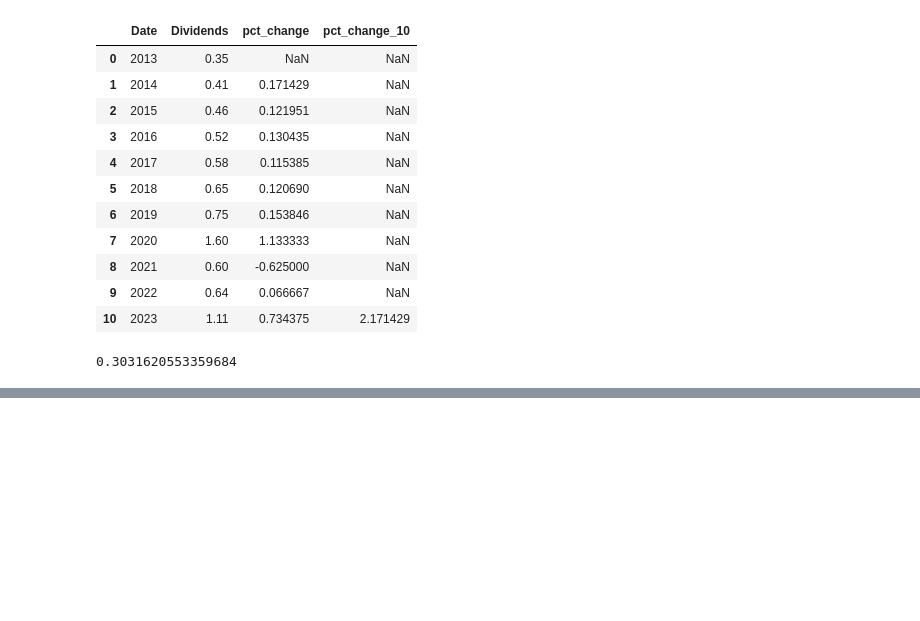
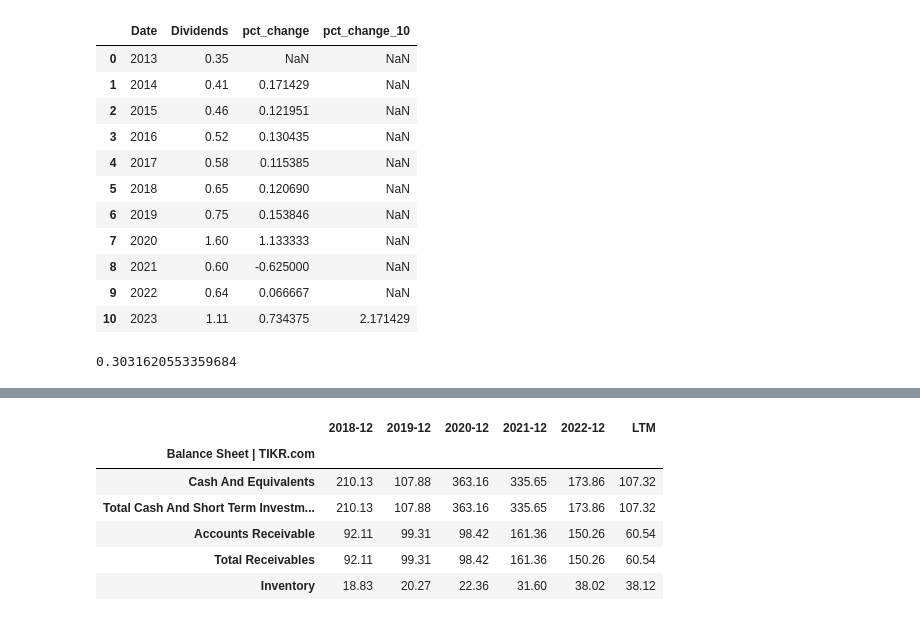
Before and after one commit to michalismeng/dividend-search, a Jupyter notebook: main.ipynb, the cells around one changed output, grey strips where cells are left out. Saved outputs shown, nothing was run; the diff lists cells and outputs as text; code cells hidden in the pictures; blank space fills up the shorter version.

```diff
--- a/main.ipynb
+++ b/main.ipynb
@@ -266,0 +318,11 @@ div_df_10yrs_grouped["Dividends"].mean() / income.loc["Diluted EPS"].mean()
+# %%
+balance = parse_table(dfs[1])
+balance.head()
+# %% [output]
+|  | 2018-12 | 2019-12 | 2020-12 | 2021-12 | 2022-12 | LTM |
+| Balance Sheet | TIKR.com |  |  |  |  |  |  |
+| Cash And Equivalents | 210.13 | 107.88 | 363.16 | 335.65 | 173.86 | 107.32 |
+| Total Cash And Short Term Investm... | 210.13 | 107.88 | 363.16 | 335.65 | 173.86 | 107.32 |
+| Accounts Receivable | 92.11 | 99.31 | 98.42 | 161.36 | 150.26 | 60.54 |
+| Total Receivables | 92.11 | 99.31 | 98.42 | 161.36 | 150.26 | 60.54 |
+| Inventory | 18.83 | 20.27 | 22.36 | 31.60 | 38.02 | 38.12 |
```
Also changed, not shown: parts of 35 cells of this notebook, 2 other files.
